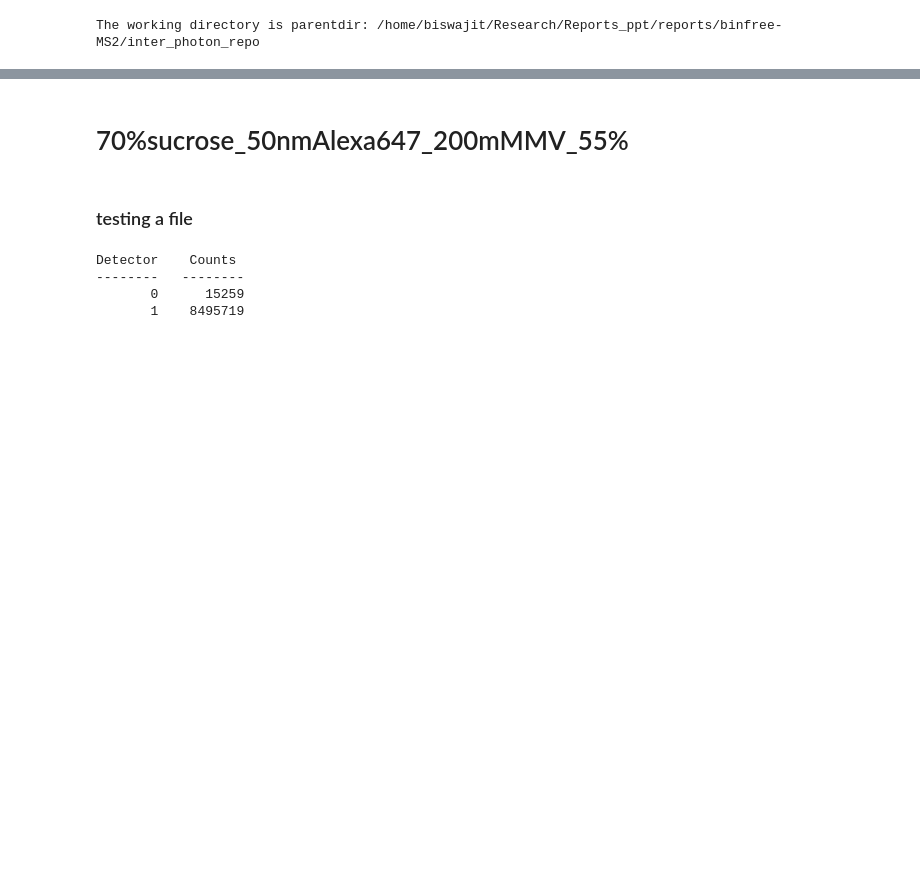
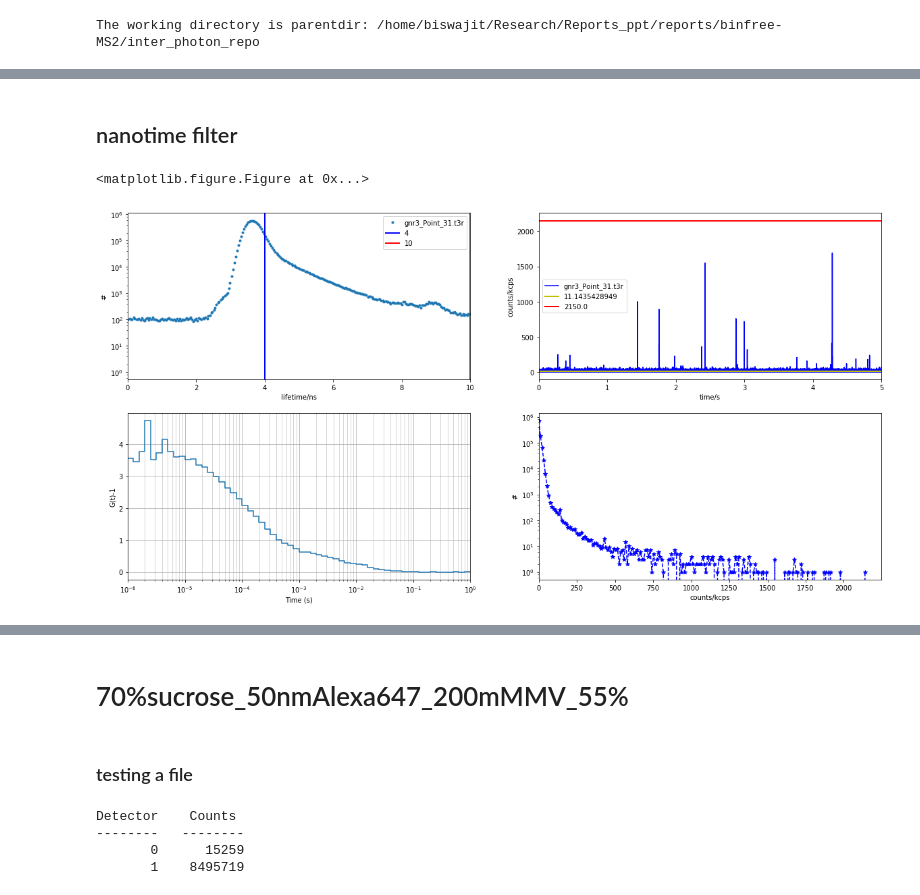
Before and after one commit to biswajitSM/inter_photon_repo, a Jupyter notebook: Alexa647_sucrose.ipynb, the cells around one changed output, grey strips where cells are left out. Saved outputs shown, nothing was run; the diff lists cells and outputs as text; code cells hidden in the pictures; blank space fills up the shorter version.

Commit message:
filtering based on lifetime and interphoton and polotting

```diff
--- a/Alexa647_sucrose.ipynb
+++ b/Alexa647_sucrose.ipynb
@@ -29,0 +58,10 @@ os.chdir(parentdir)
+# %% [markdown]
+## nanotime filter
+# %%
+%run nanotime_filtering
+timestamps_filtered = nanotime_filter(gnr3_t3r, nanotime_lim=(0, 10), nanotime_cor=10,
+                    filter_range=[4, 10], bintime=0.1e-3, time_lim=(0, 5),
+                    plotting=True, figsize=(20,10))
+# %% [output]
+<matplotlib.figure.Figure at 0x...>
+[figure, added]
```
Also changed, not shown: parts of 9 cells of this notebook, 5 other files.
